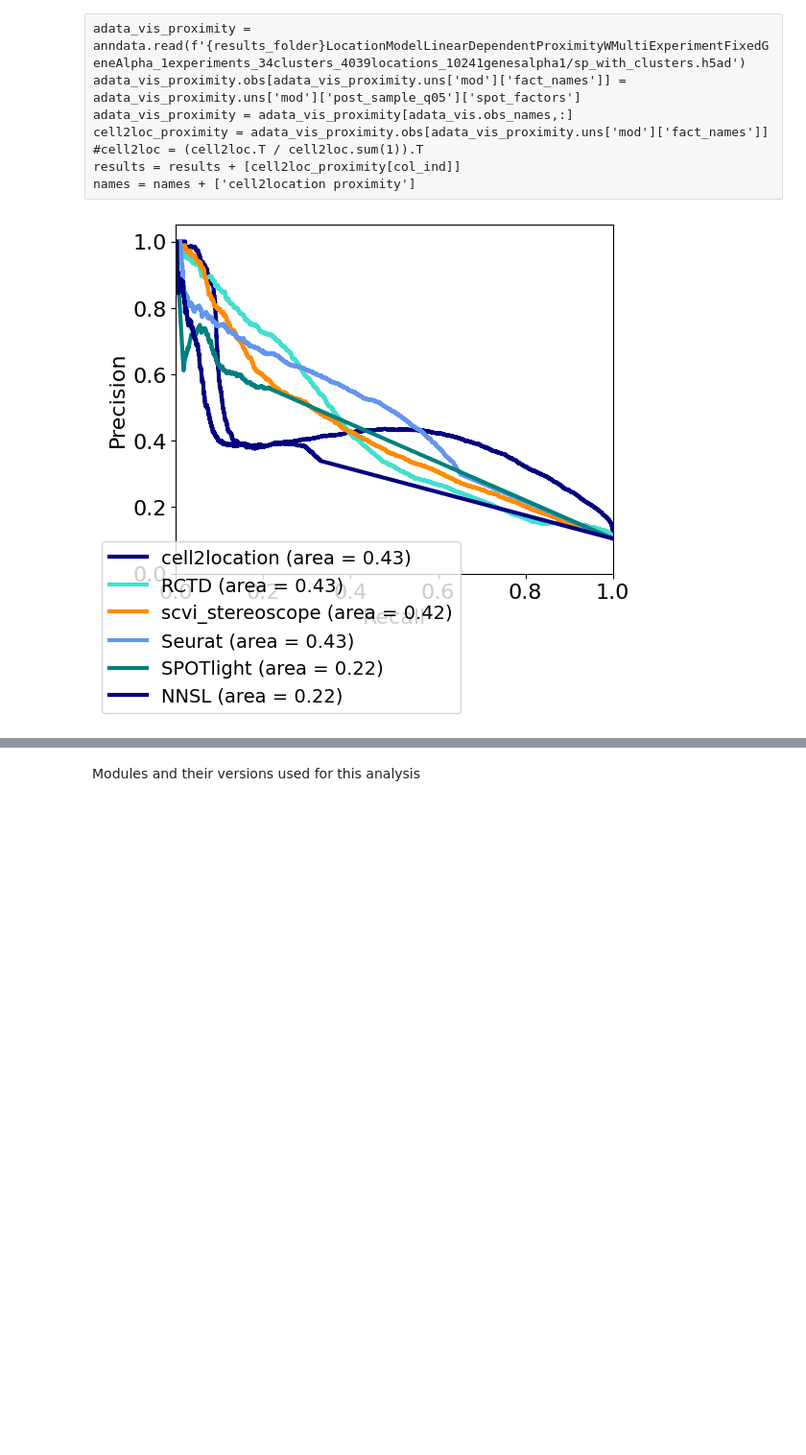
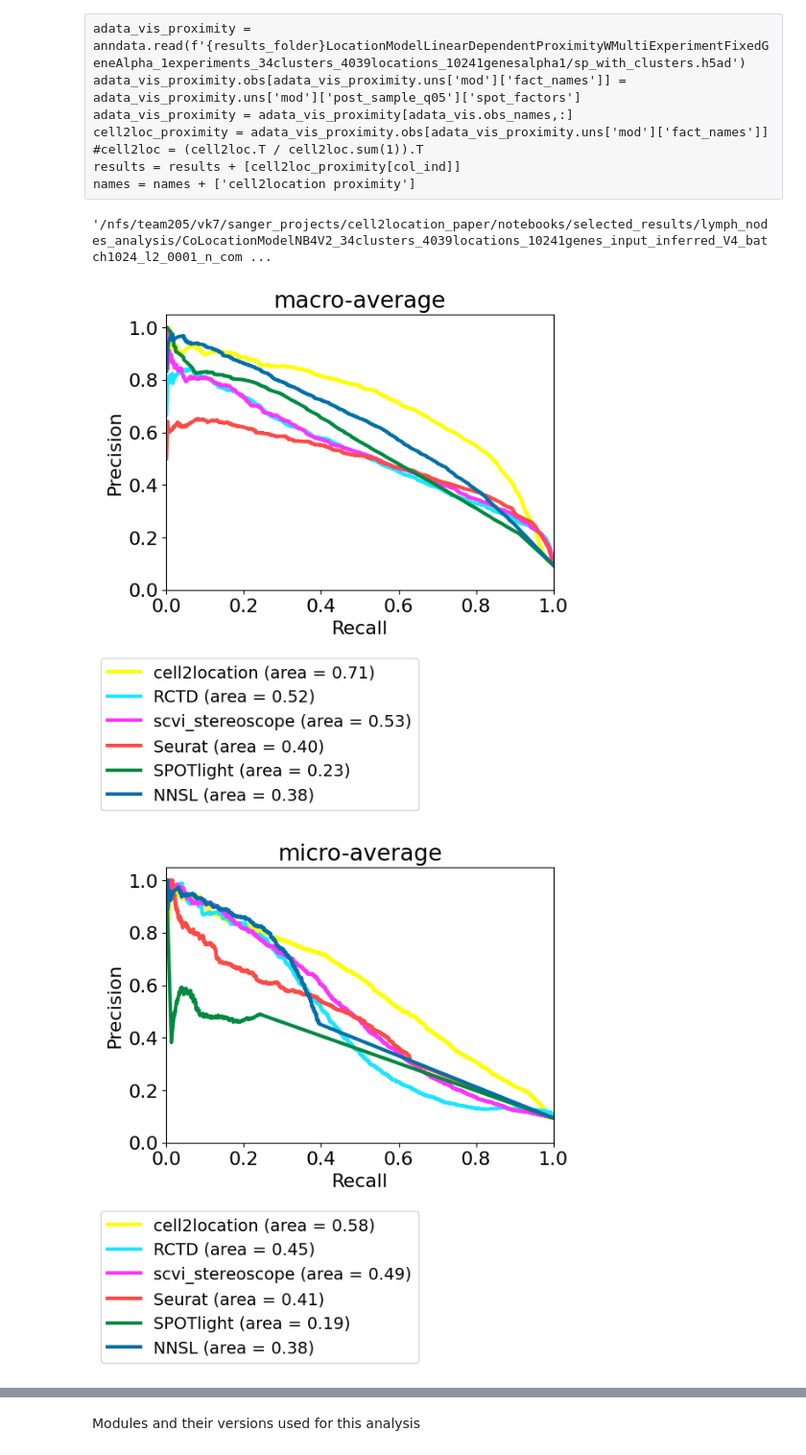
Before and after one commit to vitkl/cell2location_paper, a Jupyter notebook: notebooks/lymph_nodes_analysis/other_methods/benchmark_analysis_4_RP_curves_with_gold_standard.ipynb, the cells around one changed output, grey strips where cells are left out. Shown at 96% size. Cells and saved outputs as stored; diff of their text form; code cells hidden in the pictures; blank space fills up the shorter version.

Commit message:
LN plots for SPOTlight&Seurat; LN benchmark with gold standard locations

```diff
--- a/notebooks/lymph_nodes_analysis/other_methods/benchmark_analysis_4_RP_curves_with_gold_standard.ipynb
+++ b/notebooks/lymph_nodes_analysis/other_methods/benchmark_analysis_4_RP_curves_with_gold_standard.ipynb
@@ -51,3 +51,8 @@ adata_vis.obs[adata_vis.uns['mod']['fact_names']] = adata_vis.uns['mod']['post_s
 Variable names are not unique. To make them unique, call `.var_names_make_unique`.
 # %% [markdown]
 ## 2. Loading gold standard annotations results <a name="loading2"></a>
+# %%
+# read region annotation for each location
+manual_GC_annot = pd.read_csv(f'{sp_results_folder}{run_name}/manual_GC_annot.csv', index_col=0)
+manual_GC_annot['GC'][manual_GC_annot['GC'].isna()] = 'other'
+manual_GC_annot['GC'].value_counts()
@@ -270,8 +379,11 @@ scvi_stereoscope = anndata.read(f'{results_folder_st}scvi_stereoscope/sp_20k.h5a
 
 scvi_stereoscope = scvi_stereoscope.obsm['decomposition'].copy()
 scvi_stereoscope = (scvi_stereoscope.T / scvi_stereoscope.sum(1)).T
-scvi_stereoscope = scvi_stereoscope.loc[adata_vis.obs_names,col_ind]
-results = results + [scvi_stereoscope]
+scvi_stereoscope = scvi_stereoscope.loc[adata_vis.obs_names,:]
+
+adata_vis.obs[[f'scVI_Stereoscope_{i}' for i in scvi_stereoscope.columns]] = scvi_stereoscope.values
+
+results = results + [scvi_stereoscope[col_ind]]
 names = names + ['scvi_stereoscope']
 # %%
 results_folder_st = '/nfs/team205/vk7/sanger_projects/cell2location_paper/notebooks/selected_results/benchmarking/lymph_nodes_analysis/'
@@ -287,9 +399,11 @@ SeuratV3.columns = [sub('CCR7\.', 'CCR7+',i) for i in SeuratV3.columns]
 
 # compute cell proportions
 SeuratV3 = (SeuratV3.T / SeuratV3.sum(1)).T
+SeuratV3 = SeuratV3.loc[adata_vis.obs_names,:]
 
-SeuratV3 = SeuratV3.loc[adata_vis.obs_names,col_ind]
-results = results + [SeuratV3]
+adata_vis.obs[[f'Seurat_{i}' for i in SeuratV3.columns]] = SeuratV3.values
+
+results = results + [SeuratV3[col_ind]]
 names = names + ['Seurat']
 # %%
 results_folder_st = '/nfs/team205/vk7/sanger_projects/cell2location_paper/notebooks/selected_results/benchmarking/lymph_nodes_analysis/'
@@ -307,8 +421,11 @@ SPOTlight.columns = [sub('CCR7_', 'CCR7+',i) for i in SPOTlight.columns]
 SPOTlight = (SPOTlight.T / SPOTlight.sum(1)).T
 SPOTlight[SPOTlight.isna()] = 0
 
-SPOTlight = SPOTlight.loc[adata_vis.obs_names,col_ind]
-results = results + [SPOTlight]
+SPOTlight = SPOTlight.loc[adata_vis.obs_names,:]
+
+adata_vis.obs[[f'SPOTlight_{i}' for i in SPOTlight.columns]] = SPOTlight.values
+
+results = results + [SPOTlight[col_ind]]
 names = names + ['SPOTlight']
 # %%
 results_folder_st = '/nfs/team205/vk7/sanger_projects/cell2location_paper/notebooks/selected_results/benchmarking/lymph_nodes_analysis/'
@@ -337,16 +454,26 @@ cell2loc_proximity = adata_vis_proximity.obs[adata_vis_proximity.uns['mod']['fac
 #cell2loc = (cell2loc.T / cell2loc.sum(1)).T
 results = results + [cell2loc_proximity[col_ind]]
 names = names + ['cell2location proximity']
+# %%
+fig_path
+# %% [output]
+'/nfs/team205/vk7/sanger_projects/cell2location_paper/notebooks/selected_results/lymph_nodes_analysis/CoLocationModelNB4V2_34clusters_4039locations_10241genes_input_inferred_V4_batch1024_l2_0001_n_com ...
 # %%
 mpl.rc_file_defaults()
 mpl.rcParams['pdf.fonttype'] = 42 # enables correct plotting of text
-with mpl.rc_context({'figure.figsize': (6,5.5), 'font.size': 16}):
+with mpl.rc_context({'figure.figsize': (6,7.5), 'font.size': 16}):
 
-    compare_precision_recall(pos_cell_count, results,
-                             method_title=names,
-                             legend_loc=(-0.17, -0.4),
-                             colors=['navy', 'turquoise', 'darkorange', 'cornflowerblue', 'teal'])
-    plt.tight_layout()
-    plt.savefig(fig_path + '/PR_comparison_all.pdf')
+    for c in ['PR', 'ROC']:
+        for m in ['macro', 'micro']:
+            compare_precision_recall(pos_cell_count, results,
+                                     method_title=names,
+                                     legend_loc=(-0.17, -0.8),
+                                     mode=m, curve=c)#,
+                                     #colors=['navy', 'turquoise', 'darkorange', 'cornflowerblue', 'teal'])
+            plt.tight_layout()
+            plt.title(f'{m}-average')
+            plt.savefig(f'{fig_path}/{c}_comparison_all_{m}average.pdf')
+            plt.show()
 # %% [output]
-[figure, old version]
+[figure, new version]
+[figure, added]
```
Also changed, not shown: parts of 9 cells of this notebook, 29 other files.
